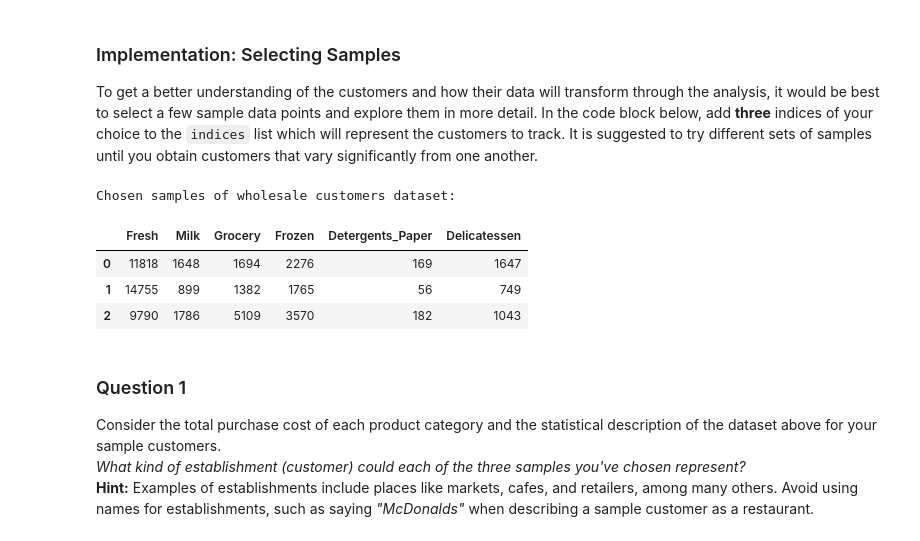
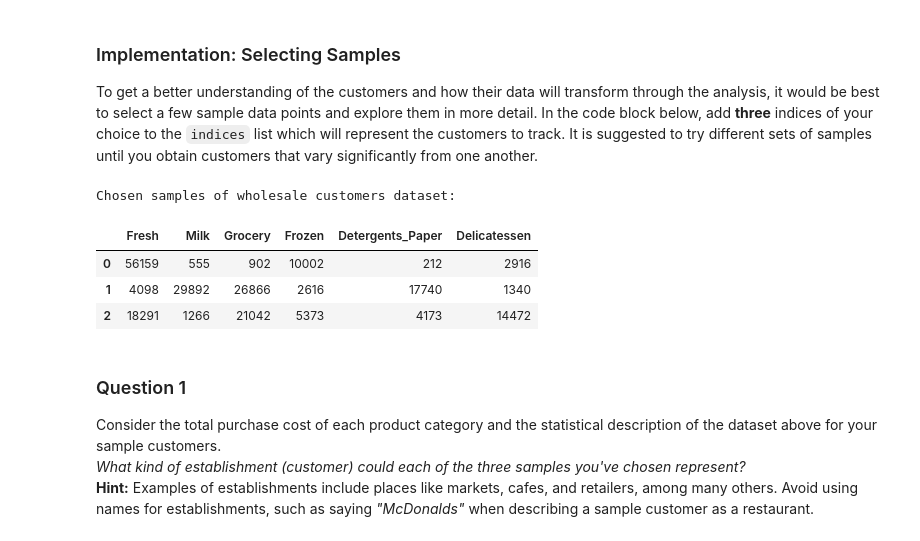
Before and after one commit to bestkao/customer_segments, a Jupyter notebook: customer_segments.ipynb, the cells around one changed output. Cells and saved outputs as stored; diff of their text form; code cells hidden in the pictures.

```diff
--- a/customer_segments.ipynb
+++ b/customer_segments.ipynb
@@ -59,19 +59,19 @@ display(data.describe())
 ### Implementation: Selecting Samples
 To get a better understanding of the customers and how their data will transform through the analysis, it would be best to select a few sample data points and explore them in more detail. In the code block below, add **three** indices of your choice to the `indices` list which will represent the customers to track. It is suggested to try different sets of samples until you obtain customers that vary significantly from one another.
 # %%
-# TODO: Select three indices of your choice you wish to sample from the dataset
-indices = [110, 220, 330]
+# Select three indices of your choice you wish to sample from the dataset
+indices = [39,56,71]
 
 # Create a DataFrame of the chosen samples
 samples = pd.DataFrame(data.loc[indices], columns = data.keys()).reset_index(drop = True)
 print "Chosen samples of wholesale customers dataset:"
 display(samples)
 # %% [output]
 Chosen samples of wholesale customers dataset:
 |  | Fresh | Milk | Grocery | Frozen | Detergents_Paper | Delicatessen |
-| 0 | 11818 | 1648 | 1694 | 2276 | 169 | 1647 |
-| 1 | 14755 | 899 | 1382 | 1765 | 56 | 749 |
-| 2 | 9790 | 1786 | 5109 | 3570 | 182 | 1043 |
+| 0 | 56159 | 555 | 902 | 10002 | 212 | 2916 |
+| 1 | 4098 | 29892 | 26866 | 2616 | 17740 | 1340 |
+| 2 | 18291 | 1266 | 21042 | 5373 | 4173 | 14472 |
 # %% [markdown]
 ### Question 1
 Consider the total purchase cost of each product category and the statistical description of the dataset above for your sample customers.
```
Also changed, not shown: parts of 35 cells of this notebook, 1 other file.
